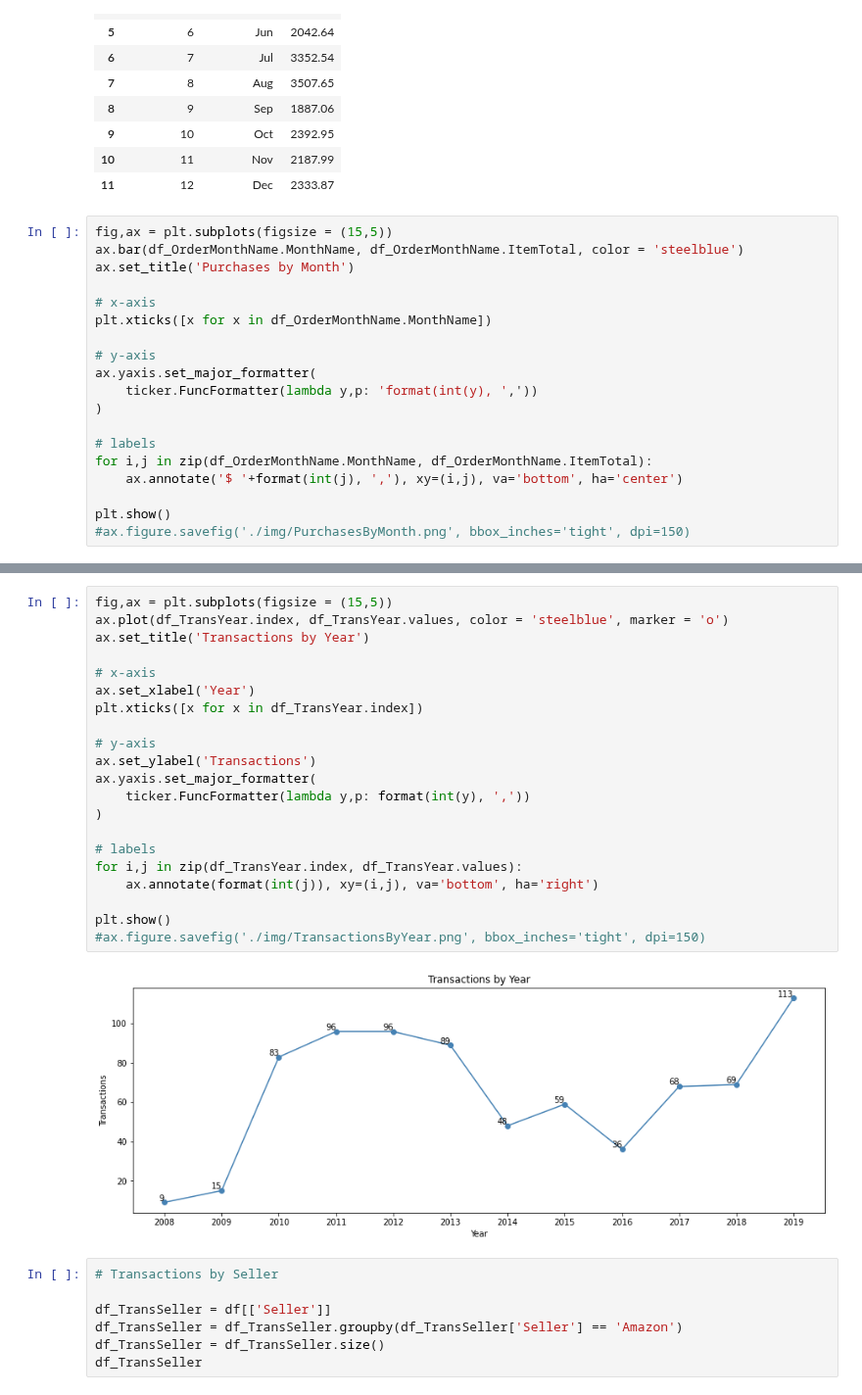
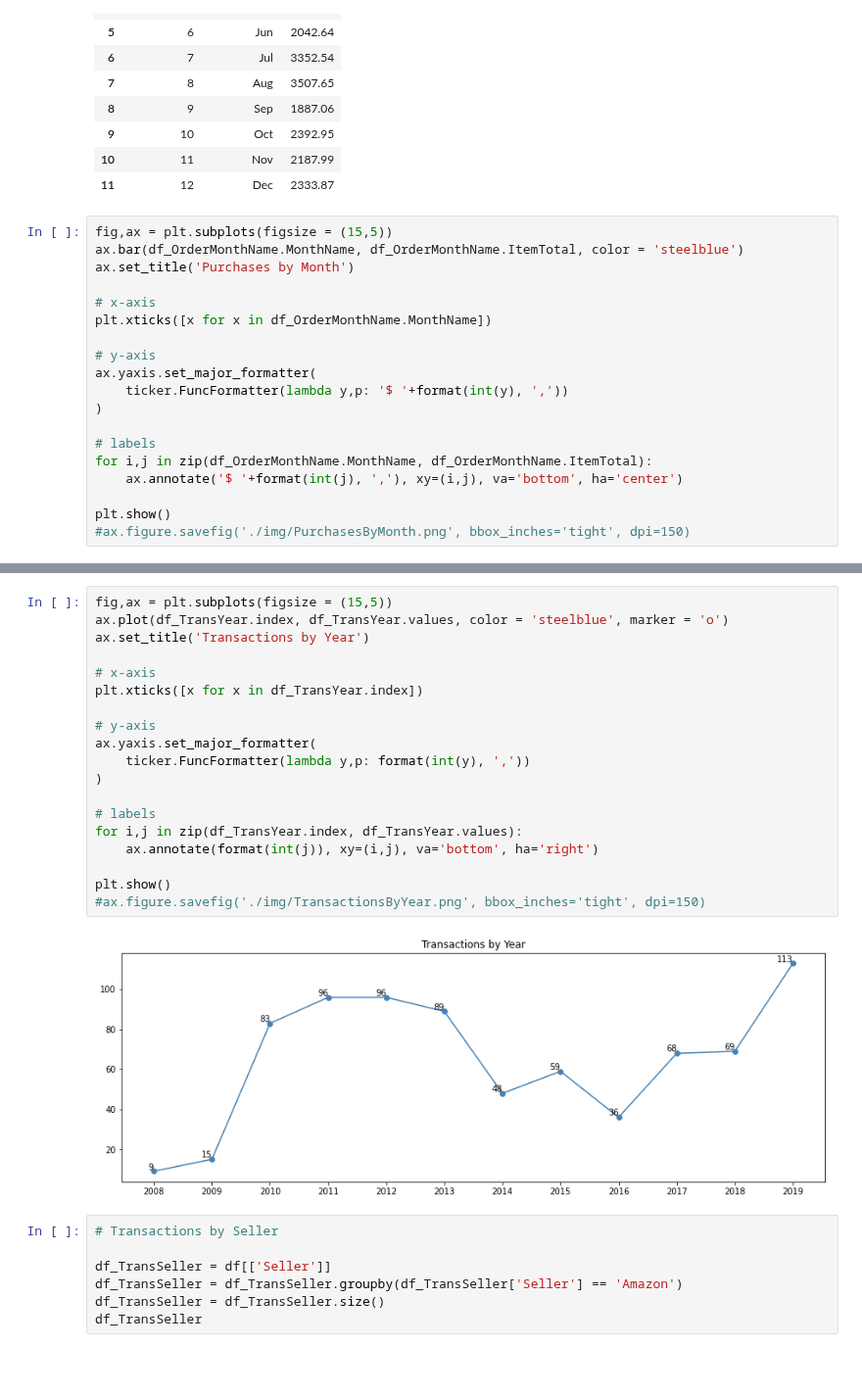
Before and after one commit to AmitSamra/AmazonOrderHistory, a Jupyter notebook: AmazonOrderHistory.ipynb, the cells around one changed output, grey strips where cells are left out. Shown at 98% size. Drawn from its saved outputs; the diff is of its cells as text; blank space fills up the shorter version.

```diff
--- a/AmazonOrderHistory.ipynb
+++ b/AmazonOrderHistory.ipynb
@@ -894,7 +891,7 @@ plt.xticks([x for x in df_OrderMonthName.MonthName])
 
 # y-axis
 ax.yaxis.set_major_formatter(
-    ticker.FuncFormatter(lambda y,p: 'format(int(y), ','))
+    ticker.FuncFormatter(lambda y,p: '$ '+format(int(y), ','))
 )
 
 # labels
@@ -930,26 +927,24 @@ Name: ItemTotal, dtype: int64
 # %%
 fig,ax = plt.subplots(figsize = (15,5))
 ax.plot(df_TransYear.index, df_TransYear.values, color = 'steelblue', marker = 'o')
 ax.set_title('Transactions by Year')
 
 # x-axis
-ax.set_xlabel('Year')
 plt.xticks([x for x in df_TransYear.index])
 
 # y-axis
-ax.set_ylabel('Transactions')
 ax.yaxis.set_major_formatter(
     ticker.FuncFormatter(lambda y,p: format(int(y), ','))
 )
 
 # labels
 for i,j in zip(df_TransYear.index, df_TransYear.values):
     ax.annotate(format(int(j)), xy=(i,j), va='bottom', ha='right')
 
 plt.show()
 #ax.figure.savefig('./img/TransactionsByYear.png', bbox_inches='tight', dpi=150)
 # %% [output]
-[figure, old version]
+[figure, new version]
 # %%
 # Transactions by Seller
 
```
Also changed, not shown: parts of 5 cells of this notebook.
